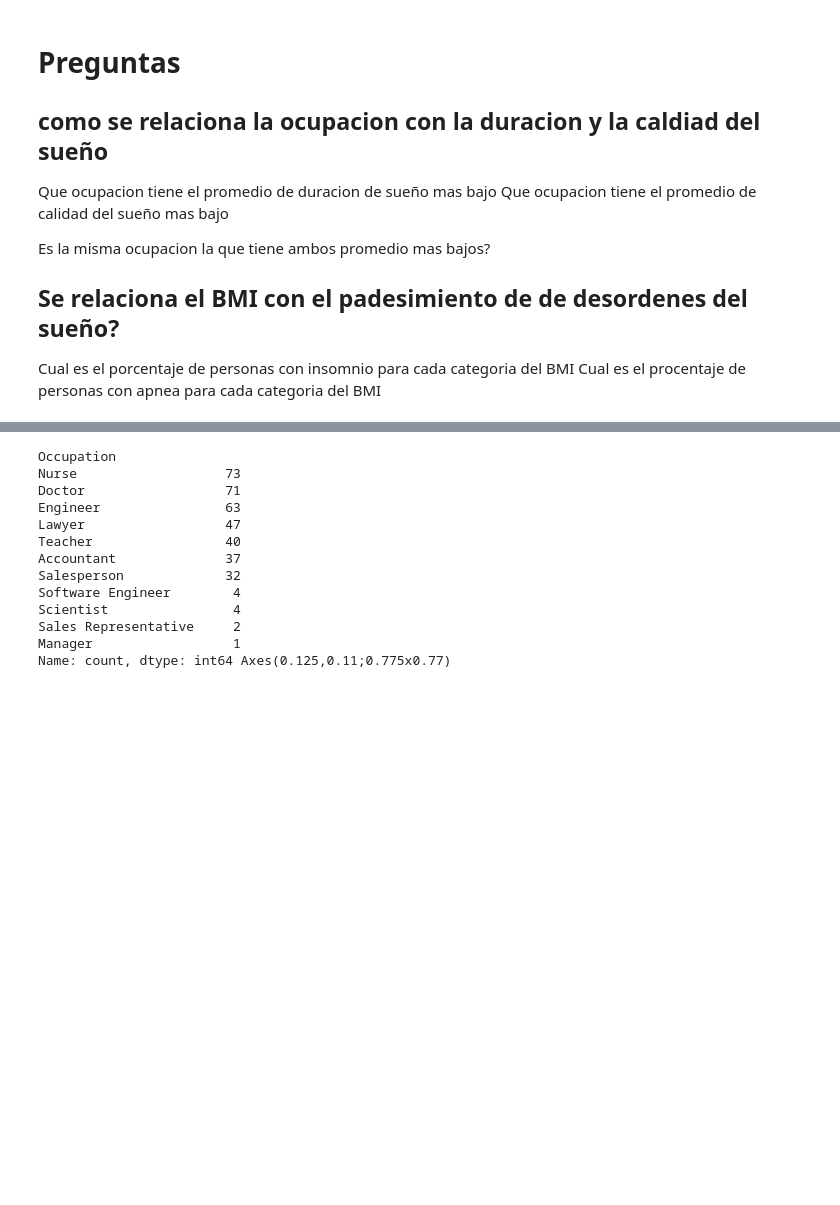
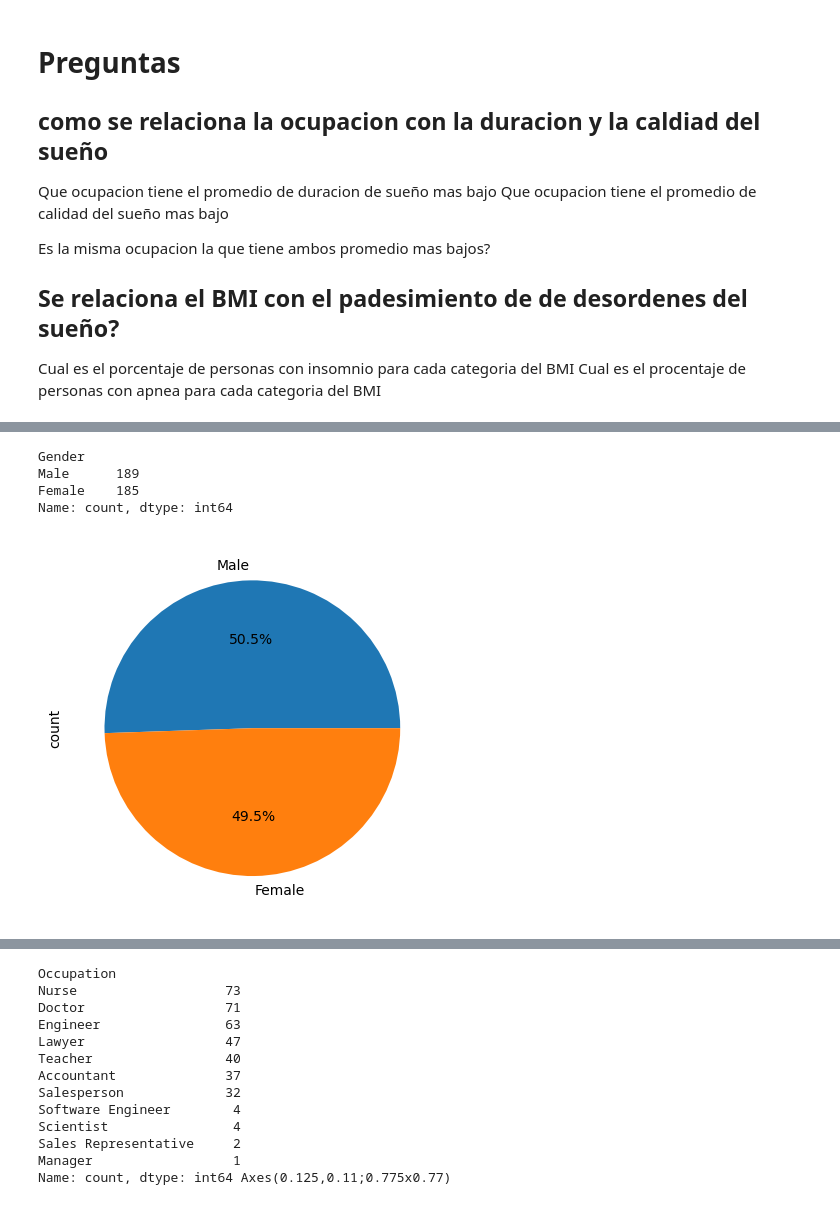
Before and after one commit to CesarNav/sleep, a Jupyter notebook: sleep_health.ipynb, the cells around one changed output, grey strips where cells are left out. Saved outputs shown, nothing was run; the diff lists cells and outputs as text; code cells hidden in the pictures; blank space fills up the shorter version.

```diff
--- a/sleep_health.ipynb
+++ b/sleep_health.ipynb
@@ -39,0 +109,13 @@ import matplotlib.pyplot as plt
+# %%
+# Distribución de genero en la muestra
+gender_counts = sleep_dt["Gender"].value_counts()
+gender_counts.plot(kind="pie", autopct='%1.1f%%')
+print(gender_counts)
+
+plt.savefig("./figs/gender_distribution.png")
+# %% [output]
+Gender
+Male      189
+Female    185
+Name: count, dtype: int64
+[figure, added]
```
Also changed, not shown: parts of 18 cells of this notebook, 8 other files.
